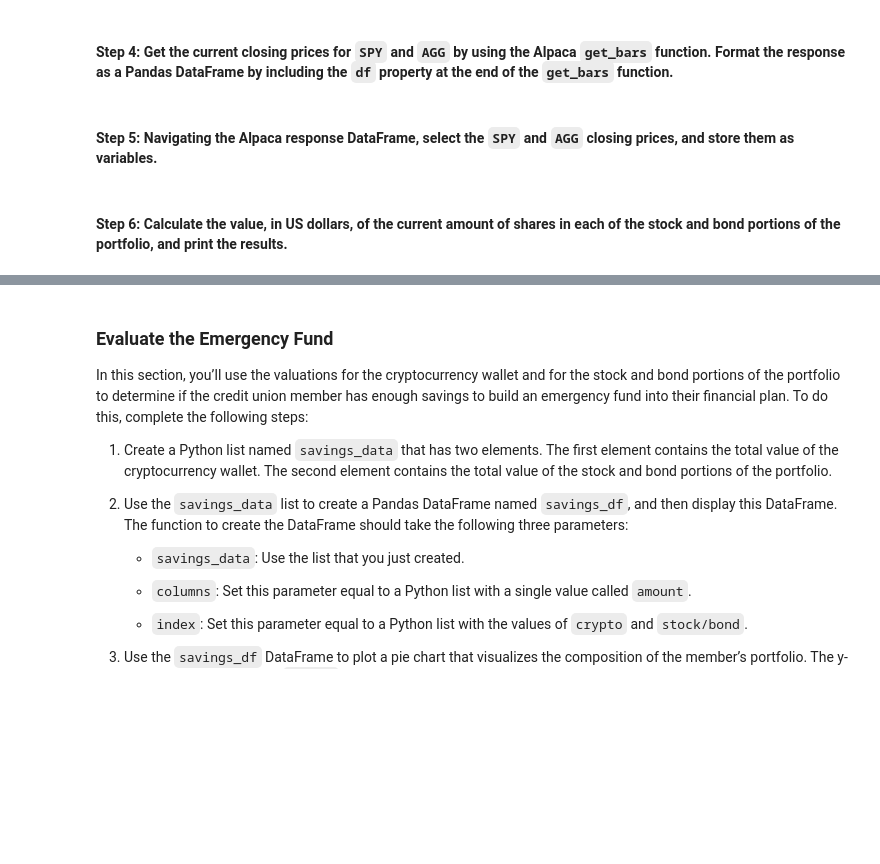
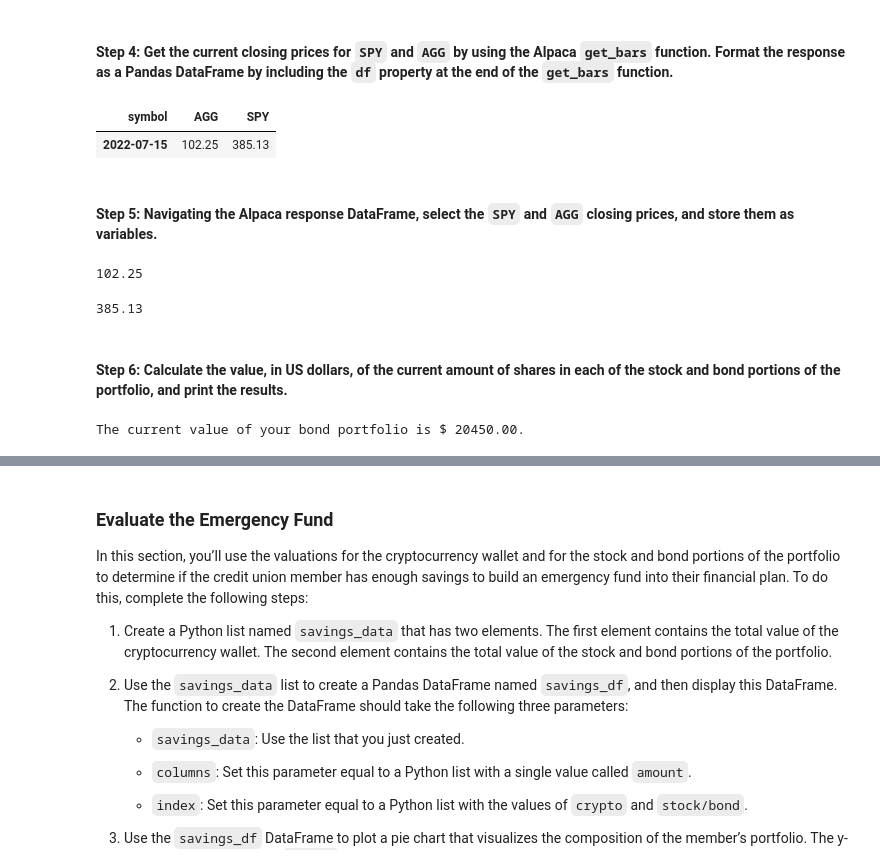
Before and after one commit to rrmangum/Financial_Planner, a Jupyter notebook: financial_planning_tools.ipynb, the cells around one changed output, grey strips where cells are left out. Drawn from its saved outputs; the diff is of its cells as text; code cells hidden in the pictures; blank space fills up the shorter version.

Commit message:
finished current value calculations

```diff
--- a/financial_planning_tools.ipynb
+++ b/financial_planning_tools.ipynb
@@ -187,11 +187,15 @@ agg_shares = 200
 #### Step 2: Set the variables for the Alpaca API and secret keys. Using the Alpaca SDK, create the Alpaca `tradeapi.REST` object. In this object, include the parameters for the Alpaca API key, the secret key, and the version number.
 # %%
 # Set the variables for the Alpaca API and secret keys
-# YOUR CODE HERE
-# YOUR CODE HERE
+alpaca_api_key = os.getenv("ALPACA_API_KEY")
+alpaca_secret_key = os.getenv("ALPACA_SECRET_KEY")
 
 # Create the Alpaca tradeapi.REST object
-# YOUR CODE HERE
+alpaca = tradeapi.REST(
+    alpaca_api_key,
+    alpaca_secret_key,
+    api_version="v2.3.0"
+)
 # %% [markdown]
 #### Step 3: Set the following parameters for the Alpaca API call:
 
@@ -202,56 +206,70 @@ agg_shares = 200
 - `start_date` and `end_date`: Use the same date for these parameters, and format them with the date of the previous weekday (or `2020-08-07`). This is because you want the one closing price for the most-recent trading day.
 # %%
 # Set the tickers for both the bond and stock portion of the portfolio
-# YOUR CODE HERE
+tickers = ["SPY", "AGG"]
 
 # Set timeframe to 1Day
-# YOUR CODE HERE
+timeframe = "1D"
 
 # Format current date as ISO format
 # Set both the start and end date at the date of your prior weekday
 # This will give you the closing price of the previous trading day
 # Alternatively you can use a start and end date of 2020-08-07
-# YOUR CODE HERE
-# YOUR CODE HERE
+start_date = pd.Timestamp("2022-07-15", tz="America/New_York").isoformat()
+end_date = pd.Timestamp("2022-07-15", tz="America/New_York").isoformat()
 # %% [markdown]
 #### Step 4: Get the current closing prices for `SPY` and `AGG` by using the Alpaca `get_bars` function. Format the response as a Pandas DataFrame by including the `df` property at the end of the `get_bars` function.
 # %%
 # Use the Alpaca get_bars function to get current closing prices the portfolio
 # Be sure to set the `df` property after the function to format the response object as a DataFrame
-# YOUR CODE HERE
+df_portfolio = alpaca.get_bars(
+    tickers,
+    timeframe,
+    start = start_date,
+    end = end_date
+).df
 
 # Reorganize the DataFrame
 # Separate ticker data
-# YOUR CODE HERE
+df_portfolio = df_portfolio.pivot_table(columns=['symbol'], values='close', index=df_portfolio.index.date)
 
 # Concatenate the ticker DataFrames
 # YOUR CODE HERE
 
 # Review the first 5 rows of the Alpaca DataFrame
-# YOUR CODE HERE
+df_portfolio
+# %% [output]
+| symbol | AGG | SPY |
+| 2022-07-15 | 102.25 | 385.13 |
 # %% [markdown]
 #### Step 5: Navigating the Alpaca response DataFrame, select the `SPY` and `AGG` closing prices, and store them as variables.
 # %%
 # Access the closing price for AGG from the Alpaca DataFrame
 # Converting the value to a floating point number
-agg_close_price = # YOUR CODE HERE
+agg_close_price = df_portfolio.iloc[0,0]
 
 # Print the AGG closing price
-# YOUR CODE HERE
+agg_close_price
+# %% [output]
+102.25
 # %%
 # Access the closing price for SPY from the Alpaca DataFrame
 # Converting the value to a floating point number
-spy_close_price = # YOUR CODE HERE
+spy_close_price = df_portfolio.iloc[0,1]
 
 # Print the SPY closing price
-# YOUR CODE HERE
+spy_close_price
+# %% [output]
+385.13
 # %% [markdown]
 #### Step 6: Calculate the value, in US dollars, of the current amount of shares in each of the stock and bond portions of the portfolio, and print the results.
 # %%
 # Calculate the current value of the bond portion of the portfolio
-agg_value = # YOUR CODE HERE
+agg_value = agg_shares * agg_close_price
 
 # Print the current value of the bond portfolio
-# YOUR CODE HERE
+print(f"The current value of your bond portfolio is ${agg_value: .2f}.")
+# %% [output]
+The current value of your bond portfolio is $ 20450.00.
 # %%
 # Calculate the current value of the stock portion of the portfolio
```
Also changed, not shown: parts of 8 cells of this notebook.
